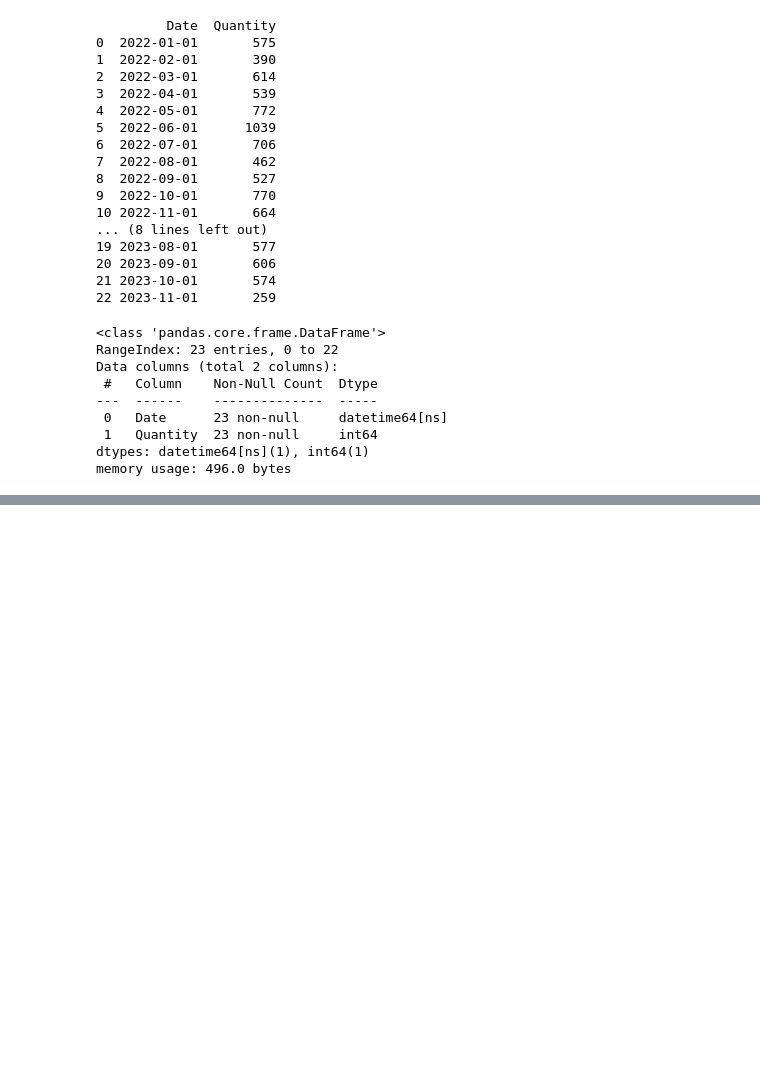
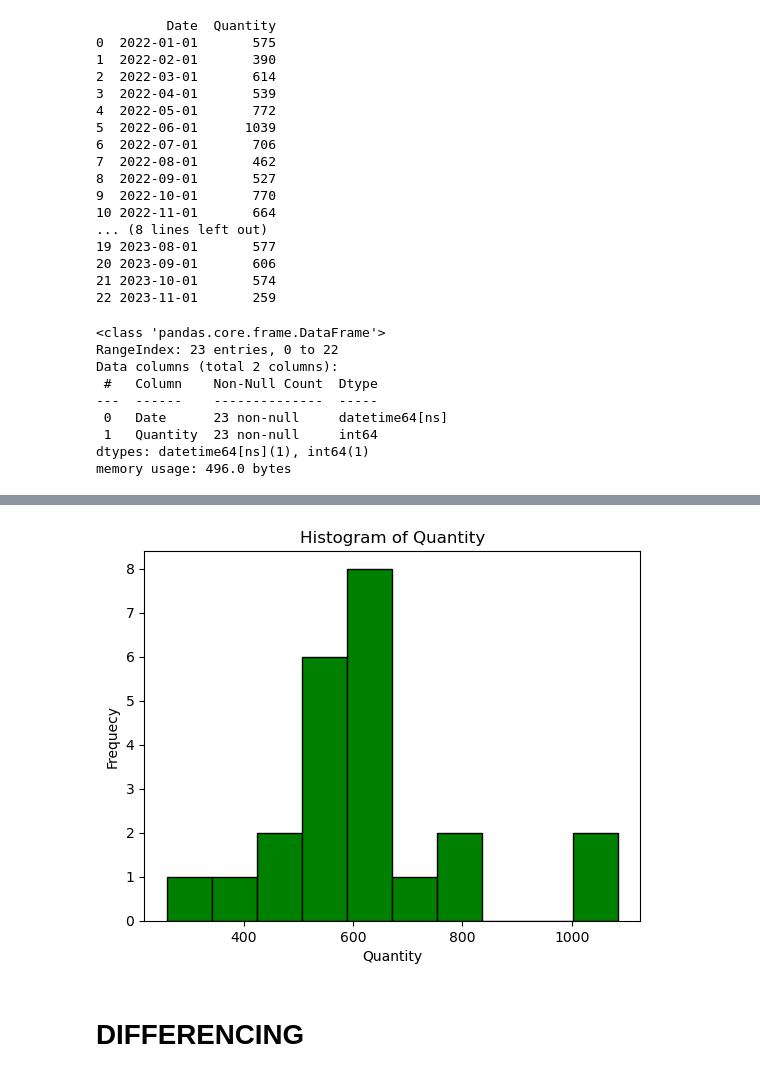
Before and after one commit to Veekits/ARIMA-for-Cold-and-Flu, a Jupyter notebook: ARIMA for Cold and Flu.ipynb, the cells around one changed output, grey strips where cells are left out. Drawn from its saved outputs; the diff is of its cells as text; code cells hidden in the pictures; blank space fills up the shorter version.

```diff
--- a/ARIMA for Cold and Flu.ipynb
+++ b/ARIMA for Cold and Flu.ipynb
@@ -74,0 +73,11 @@ plt.show()
+# %%
+#check on the distribution using a Histogram
+plt.hist(df2['Quantity'], bins = 10, color = 'green', edgecolor = 'black')
+plt.xlabel('Quantity')
+plt.ylabel('Frequecy')
+plt.title('Histogram of Quantity')
+plt.show()
+# %% [output]
+[figure, added]
+# %% [markdown]
+# DIFFERENCING
```
Also changed, not shown: parts of 2 cells of this notebook.
